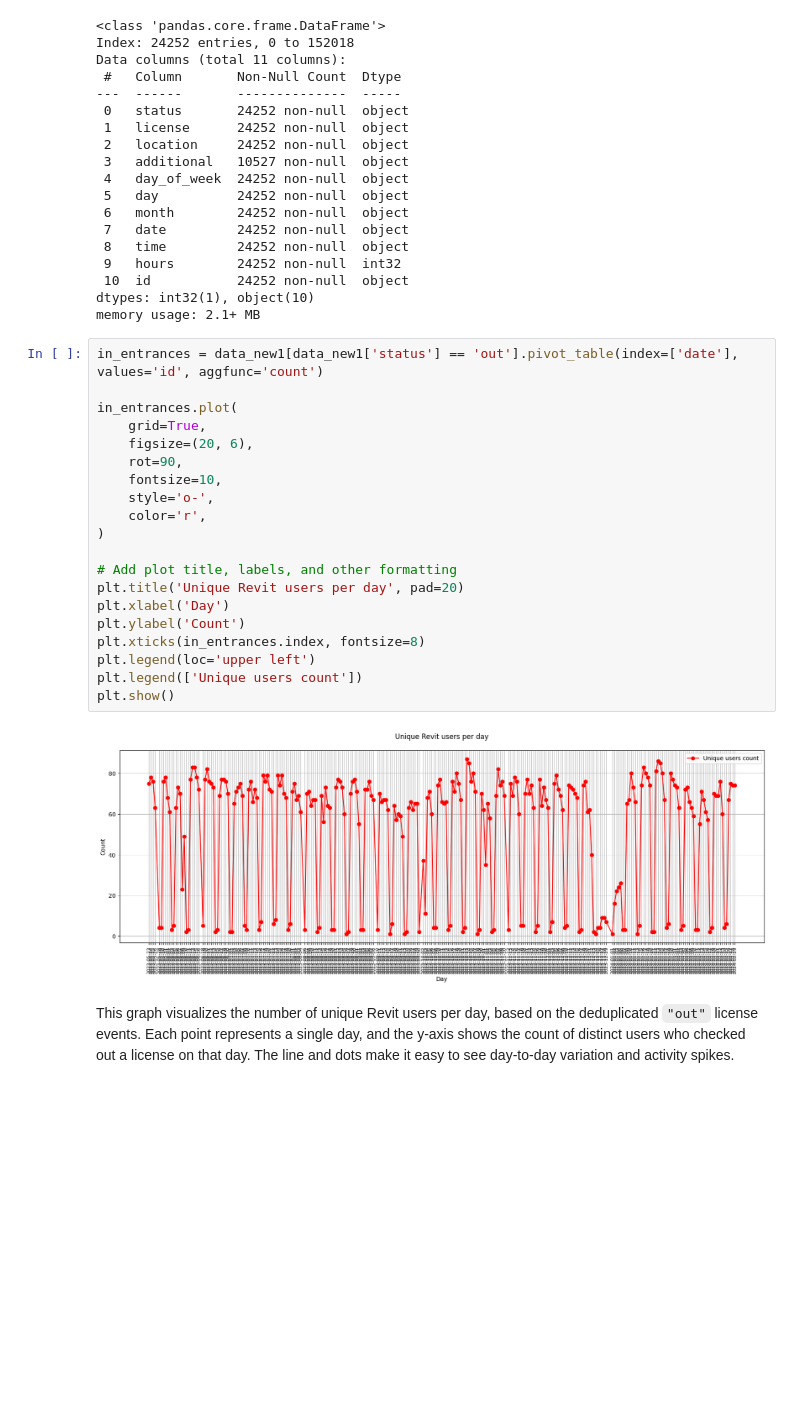
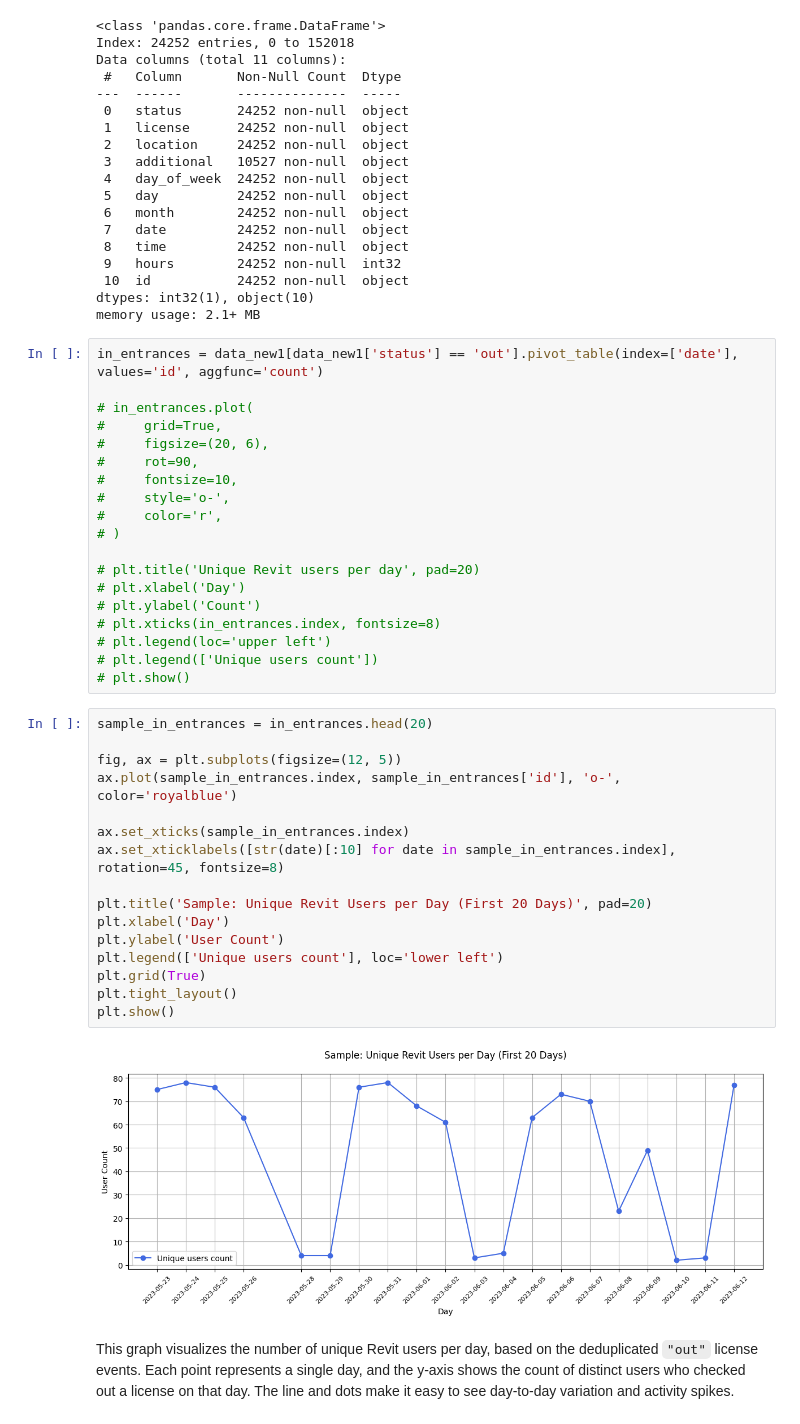
Before and after one commit to olgapoletkina/RVT_license_analysis, a Jupyter notebook: Revit__license_use_analysis.ipynb, the cells around one changed output. Drawn from its saved outputs; the diff is of its cells as text; blank space fills up the shorter version.

```diff
--- a/Revit__license_use_analysis.ipynb
+++ b/Revit__license_use_analysis.ipynb
@@ -320,25 +318,40 @@ memory usage: 2.1+ MB
 # %%
 in_entrances = data_new1[data_new1['status'] == 'out'].pivot_table(index=['date'], values='id', aggfunc='count')
 
-in_entrances.plot(
-    grid=True,
-    figsize=(20, 6),
-    rot=90,
-    fontsize=10,
-    style='o-',
-    color='r',
-)
+# in_entrances.plot(
+#     grid=True,
+#     figsize=(20, 6),
+#     rot=90,
+#     fontsize=10,
+#     style='o-',
+#     color='r',
+# )
 
-# Add plot title, labels, and other formatting
-plt.title('Unique Revit users per day', pad=20)
-plt.xlabel('Day')
-plt.ylabel('Count')
-plt.xticks(in_entrances.index, fontsize=8)
-plt.legend(loc='upper left')
-plt.legend(['Unique users count'])
-plt.show()
+# plt.title('Unique Revit users per day', pad=20)
+# plt.xlabel('Day')
+# plt.ylabel('Count')
+# plt.xticks(in_entrances.index, fontsize=8)
+# plt.legend(loc='upper left')
+# plt.legend(['Unique users count'])
+# plt.show()
-# %% [output]
-[figure, removed]
+# %%
+sample_in_entrances = in_entrances.head(20)
+
+fig, ax = plt.subplots(figsize=(12, 5))
+ax.plot(sample_in_entrances.index, sample_in_entrances['id'], 'o-', color='royalblue')
+
+ax.set_xticks(sample_in_entrances.index)
+ax.set_xticklabels([str(date)[:10] for date in sample_in_entrances.index], rotation=45, fontsize=8)
+
+plt.title('Sample: Unique Revit Users per Day (First 20 Days)', pad=20)
+plt.xlabel('Day')
+plt.ylabel('User Count')
+plt.legend(['Unique users count'], loc='lower left')
+plt.grid(True)
+plt.tight_layout()
+plt.show()
+# %% [output]
+[figure, added]
 # %% [markdown]
 This graph visualizes the number of unique Revit users per day, based on the deduplicated `"out"` license events. Each point represents a single day, and the y-axis shows the count of distinct users who checked out a license on that day. The line and dots make it easy to see day-to-day variation and activity spikes.
 # %%
```
Also changed, not shown: parts of 4 cells of this notebook, 1 other file.
